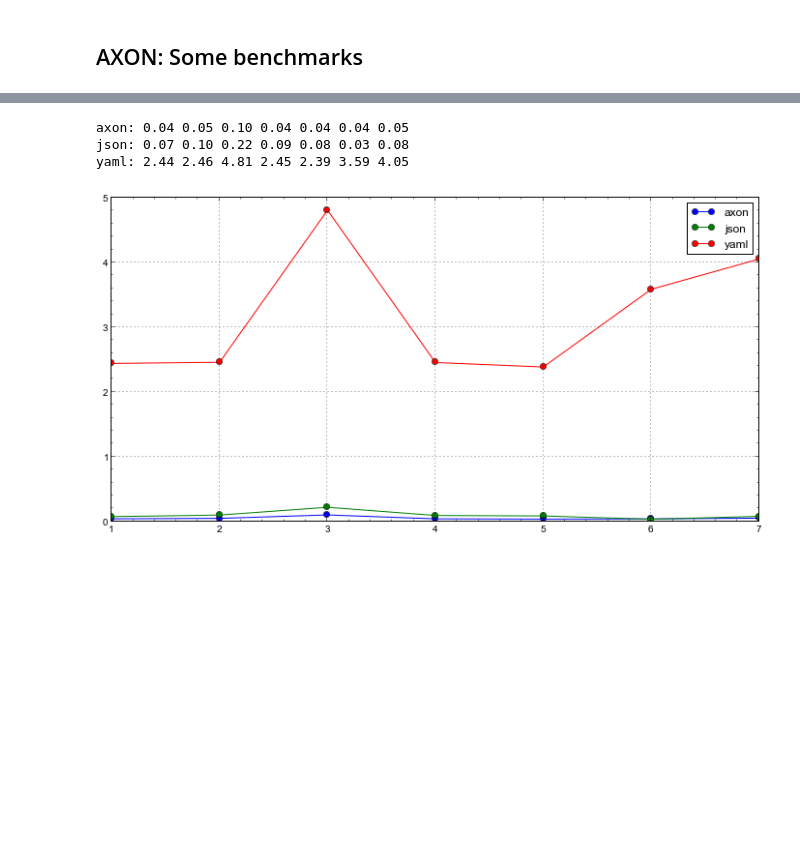
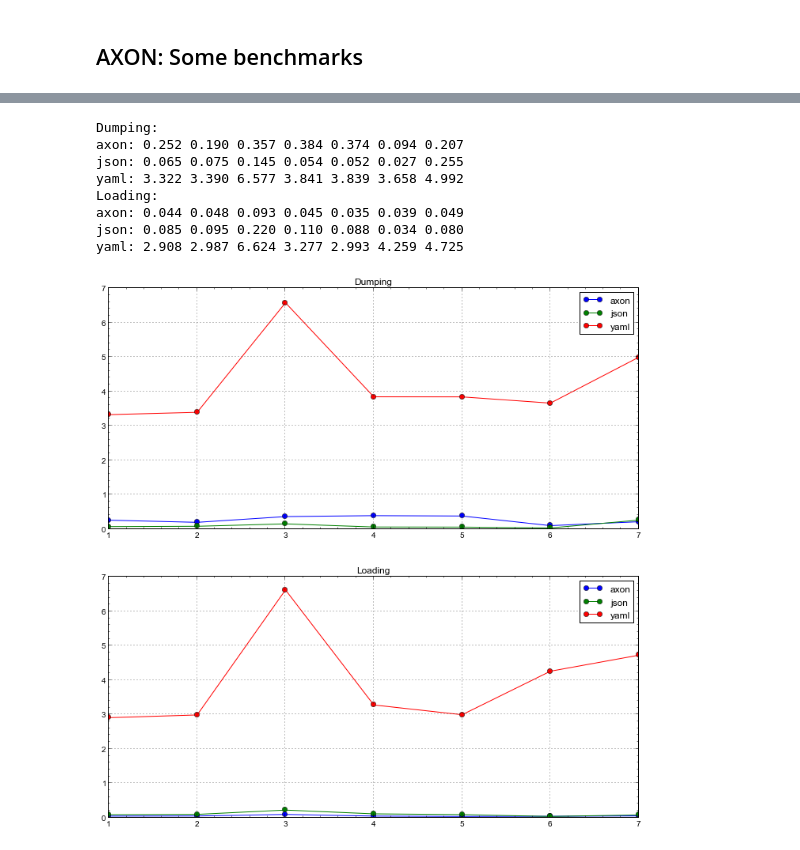
Before and after one commit to intellimath/pyaxon, a Jupyter notebook: docs/notebooks/axon_bench.ipynb, the cells around one changed output, grey strips where cells are left out. Cells and saved outputs as stored; diff of their text form; code cells hidden in the pictures; blank space fills up the shorter version.

```diff
--- a/docs/notebooks/axon_bench.ipynb
+++ b/docs/notebooks/axon_bench.ipynb
@@ -222,23 +245,45 @@ axon: 0.0500149726868 json: 0.0783448219299 yaml: 4.05272507668
 # %%
 def make_plot():
-    tests = range(1,len(axon_times)+1)
-    plt.figure(figsize=(12.0, 6.0))
-    plt.plot(tests, axon_times, label='axon', marker='o')
-    plt.plot(tests, json_times, label='json', marker='o')
-    plt.plot(tests, yaml_times, label='yaml', marker='o')
+    tests = range(1,len(axon_times_dump)+1)
+    plt.figure(figsize=(12.0, 12.0))
+
+    plt.subplot(2,1,1)
+    plt.title('Dumping')
+    plt.plot(tests, axon_times_dump, label='axon', marker='o')
+    plt.plot(tests, json_times_dump, label='json', marker='o')
+    plt.plot(tests, yaml_times_dump, label='yaml', marker='o')
     plt.legend()
     plt.grid()
     plt.minorticks_on()
 
-print('axon:', *[('%.2f' % t) for t in axon_times])
-print('json:', *[('%.2f' % t) for t in json_times])
-print('yaml:', *[('%.2f' % t) for t in yaml_times])
+    plt.subplot(2,1,2)
+    plt.title('Loading')
+    plt.plot(tests, axon_times_load, label='axon', marker='o')
+    plt.plot(tests, json_times_load, label='json', marker='o')
+    plt.plot(tests, yaml_times_load, label='yaml', marker='o')
+    plt.legend()
+    plt.grid()
+    plt.minorticks_on()
+
+print('Dumping:')
+print('axon:', *[('%.3f' % t) for t in axon_times_dump])
+print('json:', *[('%.3f' % t) for t in json_times_dump])
+print('yaml:', *[('%.3f' % t) for t in yaml_times_dump])
+print('Loading:')
+print('axon:', *[('%.3f' % t) for t in axon_times_load])
+print('json:', *[('%.3f' % t) for t in json_times_load])
+print('yaml:', *[('%.3f' % t) for t in yaml_times_load])
 make_plot()
 # %% [output]
-axon: 0.04 0.05 0.10 0.04 0.04 0.04 0.05
-json: 0.07 0.10 0.22 0.09 0.08 0.03 0.08
-yaml: 2.44 2.46 4.81 2.45 2.39 3.59 4.05
+Dumping:
+axon: 0.252 0.190 0.357 0.384 0.374 0.094 0.207
+json: 0.065 0.075 0.145 0.054 0.052 0.027 0.255
+yaml: 3.322 3.390 6.577 3.841 3.839 3.658 4.992
+Loading:
+axon: 0.044 0.048 0.093 0.045 0.035 0.039 0.049
+json: 0.085 0.095 0.220 0.110 0.088 0.034 0.080
+yaml: 2.908 2.987 6.624 3.277 2.993 4.259 4.725
-[figure, old version]
+[figure, new version]
 # %%
 import IPython.core.display
 IPython.core.display.HTML("""
```
Also changed, not shown: parts of 9 cells of this notebook, 6 other files.
